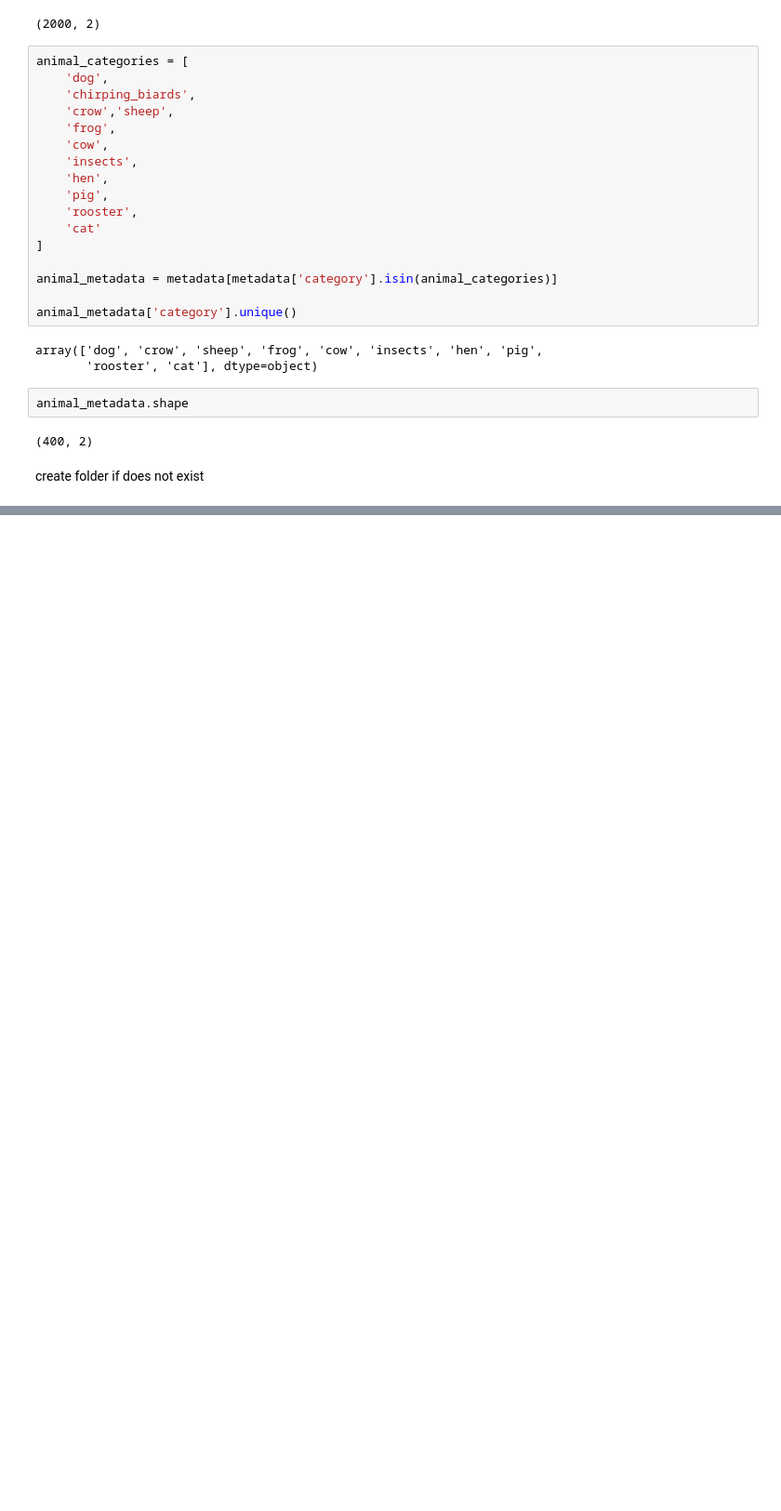
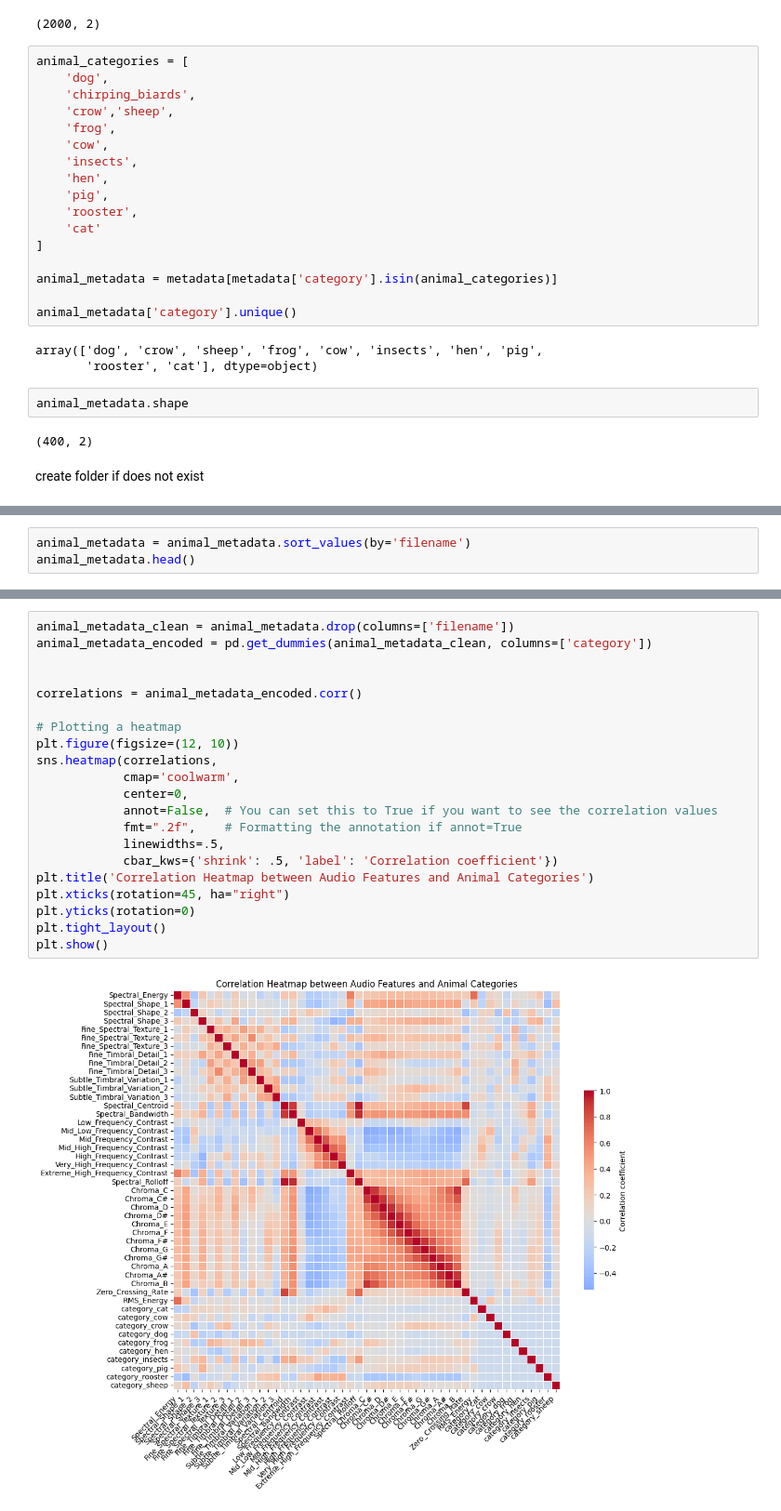
Before and after one commit to RussellArvin/animalsoundprediction, a Jupyter notebook: main.ipynb, the cells around one changed output, grey strips where cells are left out. Shown at 93% size. Cells and saved outputs as stored; diff of their text form; blank space fills up the shorter version.

```diff
--- a/main.ipynb
+++ b/main.ipynb
@@ -263,0 +288,3 @@ animal_metadata
+# %%
+animal_metadata = animal_metadata.sort_values(by='filename')
+animal_metadata.head()
@@ -263,0 +299,23 @@ animal_metadata
+# %%
+animal_metadata_clean = animal_metadata.drop(columns=['filename'])
+animal_metadata_encoded = pd.get_dummies(animal_metadata_clean, columns=['category'])
+
+
+correlations = animal_metadata_encoded.corr()
+
+# Plotting a heatmap
+plt.figure(figsize=(12, 10))
+sns.heatmap(correlations,
+            cmap='coolwarm',
+            center=0,
+            annot=False,  # You can set this to True if you want to see the correlation values
+            fmt=".2f",    # Formatting the annotation if annot=True
+            linewidths=.5,
+            cbar_kws={'shrink': .5, 'label': 'Correlation coefficient'})
+plt.title('Correlation Heatmap between Audio Features and Animal Categories')
+plt.xticks(rotation=45, ha="right")
+plt.yticks(rotation=0)
+plt.tight_layout()
+plt.show()
+# %% [output]
+[figure, added]
```
Also changed, not shown: parts of 17 cells of this notebook.
